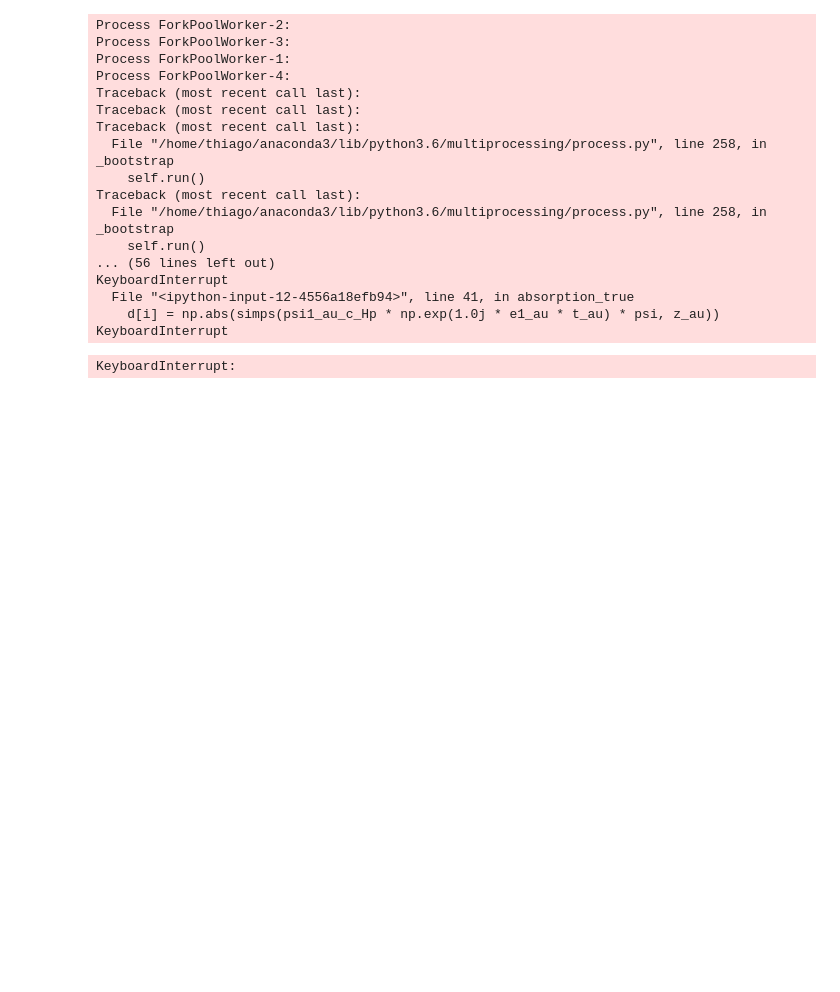
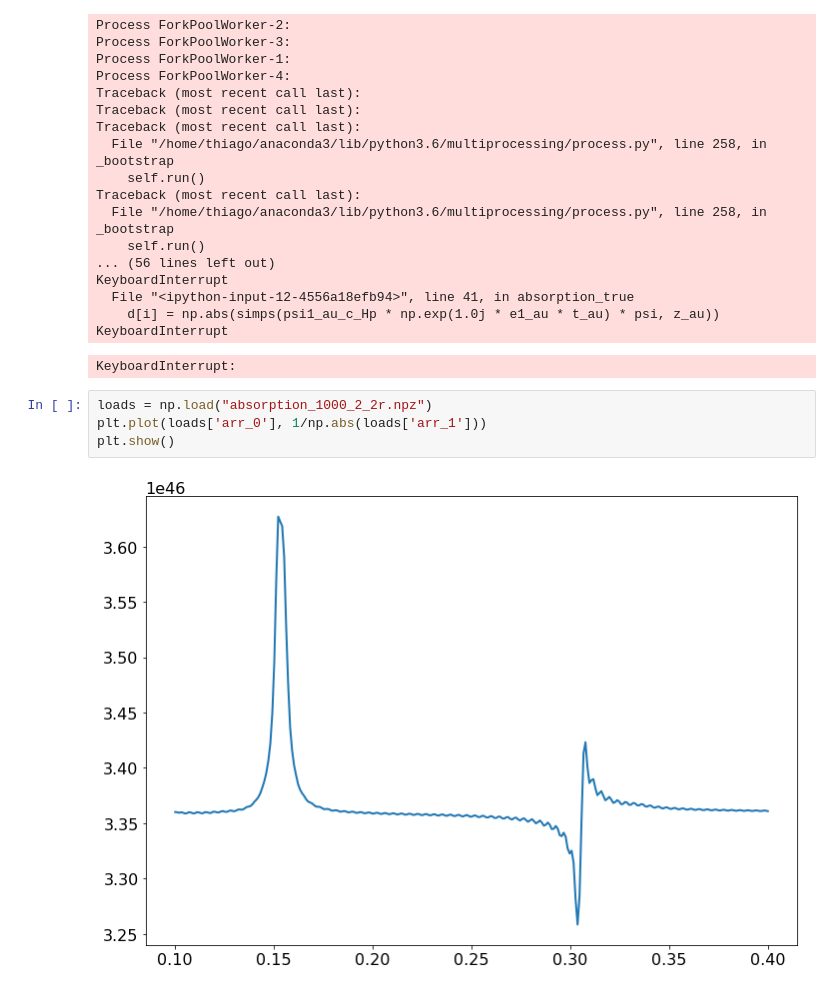
Before and after one commit to thiagolcmelo/msc, a Jupyter notebook: poco-quantico-com-barreiras.ipynb, the cells around one changed output. Drawn from its saved outputs; the diff is of its cells as text; blank space fills up the shorter version.

```diff
--- a/poco-quantico-com-barreiras.ipynb
+++ b/poco-quantico-com-barreiras.ipynb
@@ -742,3 +742,9 @@ KeyboardInterrupt
     d[i] = np.abs(simps(psi1_au_c_Hp * np.exp(1.0j * e1_au * t_au) * psi, z_au))
 KeyboardInterrupt
 KeyboardInterrupt:
+# %%
+loads = np.load("absorption_1000_2_2r.npz")
+plt.plot(loads['arr_0'], 1/np.abs(loads['arr_1']))
+plt.show()
+# %% [output]
+[figure, added]
```
Also changed, not shown: parts of 10 cells of this notebook, 12 other files.
